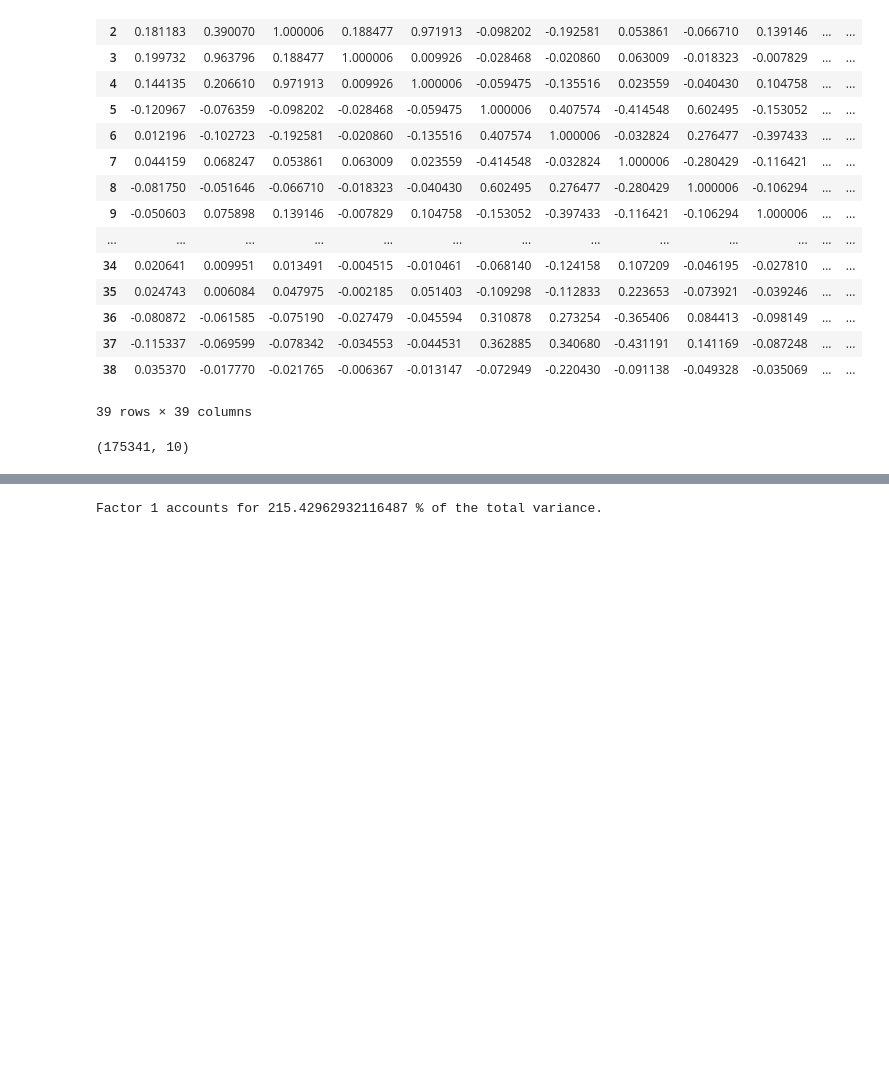
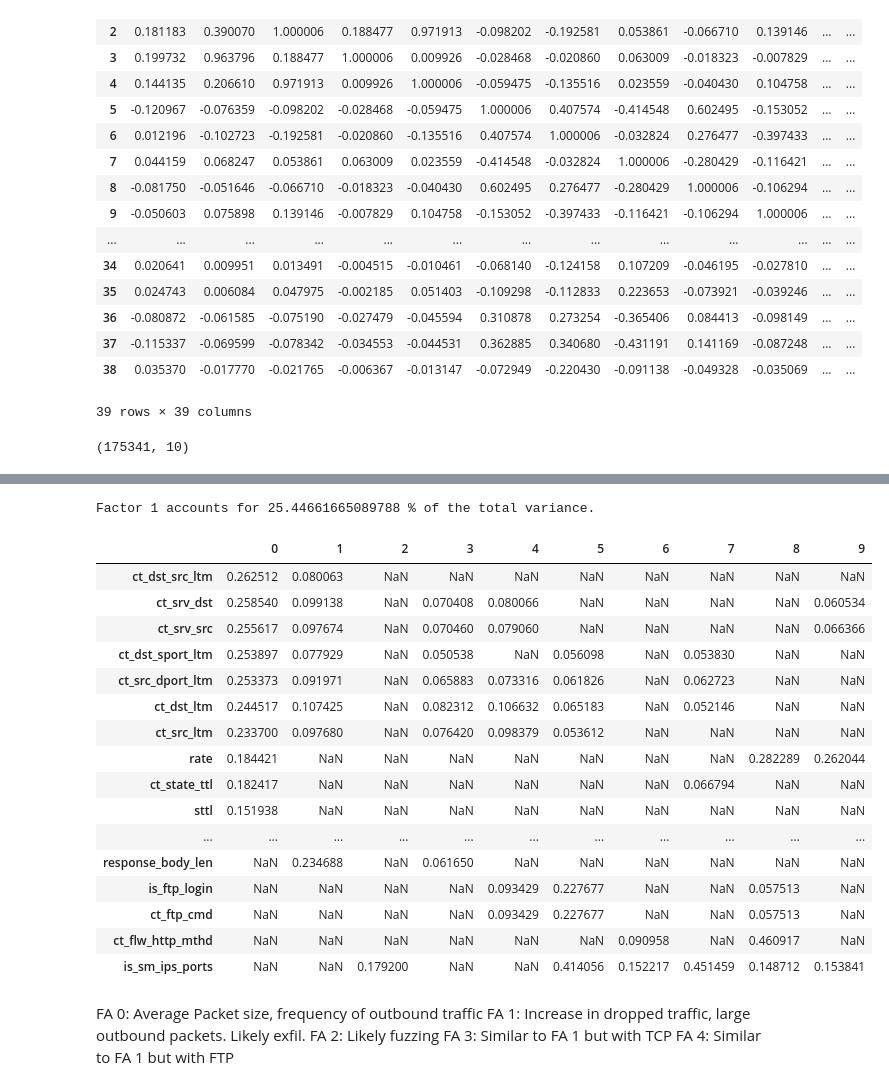
Before and after one commit to bhosley/Schoolwork, a Jupyter notebook: 2023Q2 - Machine Learning/Project/Machine Learning Project copy.ipynb, the cells around one changed output, grey strips where cells are left out. Saved outputs shown, nothing was run; the diff lists cells and outputs as text; code cells hidden in the pictures; blank space fills up the shorter version.

```diff
--- a/2023Q2 - Machine Learning/Project/Machine Learning Project copy.ipynb
+++ b/2023Q2 - Machine Learning/Project/Machine Learning Project copy.ipynb
@@ -292,6 +292,33 @@ plt.show()
 # %% [output]
 [figure]
 # %%
-print("Factor 1 accounts for", (eigenValues[0]/(eigenVectors.sum())) * 100, "% of the total variance.")
+print("Factor 1 accounts for", (eigenValues[0]/eigenValues.sum()) * 100, "% of the total variance.")
 # %% [output]
-Factor 1 accounts for 215.42962932116487 % of the total variance.
+Factor 1 accounts for 25.44661665089788 % of the total variance.
+# %%
+fa_test = pd.DataFrame(eigenVectors[:,0:10].T , columns=unsw_copy.columns)
+fa_test[fa_test>0.05].T.sort_values(by=0, ascending=False)
+# %% [output]
+|  | 0 | 1 | 2 | 3 | 4 | 5 | 6 | 7 | 8 | 9 |
+| ct_dst_src_ltm | 0.262512 | 0.080063 | NaN | NaN | NaN | NaN | NaN | NaN | NaN | NaN |
+| ct_srv_dst | 0.258540 | 0.099138 | NaN | 0.070408 | 0.080066 | NaN | NaN | NaN | NaN | 0.060534 |
+| ct_srv_src | 0.255617 | 0.097674 | NaN | 0.070460 | 0.079060 | NaN | NaN | NaN | NaN | 0.066366 |
+| ct_dst_sport_ltm | 0.253897 | 0.077929 | NaN | 0.050538 | NaN | 0.056098 | NaN | 0.053830 | NaN | NaN |
+| ct_src_dport_ltm | 0.253373 | 0.091971 | NaN | 0.065883 | 0.073316 | 0.061826 | NaN | 0.062723 | NaN | NaN |
+| ct_dst_ltm | 0.244517 | 0.107425 | NaN | 0.082312 | 0.106632 | 0.065183 | NaN | 0.052146 | NaN | NaN |
+| ct_src_ltm | 0.233700 | 0.097680 | NaN | 0.076420 | 0.098379 | 0.053612 | NaN | NaN | NaN | NaN |
+| rate | 0.184421 | NaN | NaN | NaN | NaN | NaN | NaN | NaN | 0.282289 | 0.262044 |
+| ct_state_ttl | 0.182417 | NaN | NaN | NaN | NaN | NaN | NaN | 0.066794 | NaN | NaN |
+| sttl | 0.151938 | NaN | NaN | NaN | NaN | NaN | NaN | NaN | NaN | NaN |
+| ... | ... | ... | ... | ... | ... | ... | ... | ... | ... | ... |
+| response_body_len | NaN | 0.234688 | NaN | 0.061650 | NaN | NaN | NaN | NaN | NaN | NaN |
+| is_ftp_login | NaN | NaN | NaN | NaN | 0.093429 | 0.227677 | NaN | NaN | 0.057513 | NaN |
+| ct_ftp_cmd | NaN | NaN | NaN | NaN | 0.093429 | 0.227677 | NaN | NaN | 0.057513 | NaN |
+| ct_flw_http_mthd | NaN | NaN | NaN | NaN | NaN | NaN | 0.090958 | NaN | 0.460917 | NaN |
+| is_sm_ips_ports | NaN | NaN | 0.179200 | NaN | NaN | 0.414056 | 0.152217 | 0.451459 | 0.148712 | 0.153841 |
+# %% [markdown]
+FA 0: Average Packet size, frequency of outbound traffic
+FA 1: Increase in dropped traffic, large outbound packets. Likely exfil.
+FA 2: Likely fuzzing
+FA 3: Similar to FA 1 but with TCP
+FA 4: Similar to FA 1 but with FTP
```
Also changed, not shown: parts of 1 cell of this notebook.
